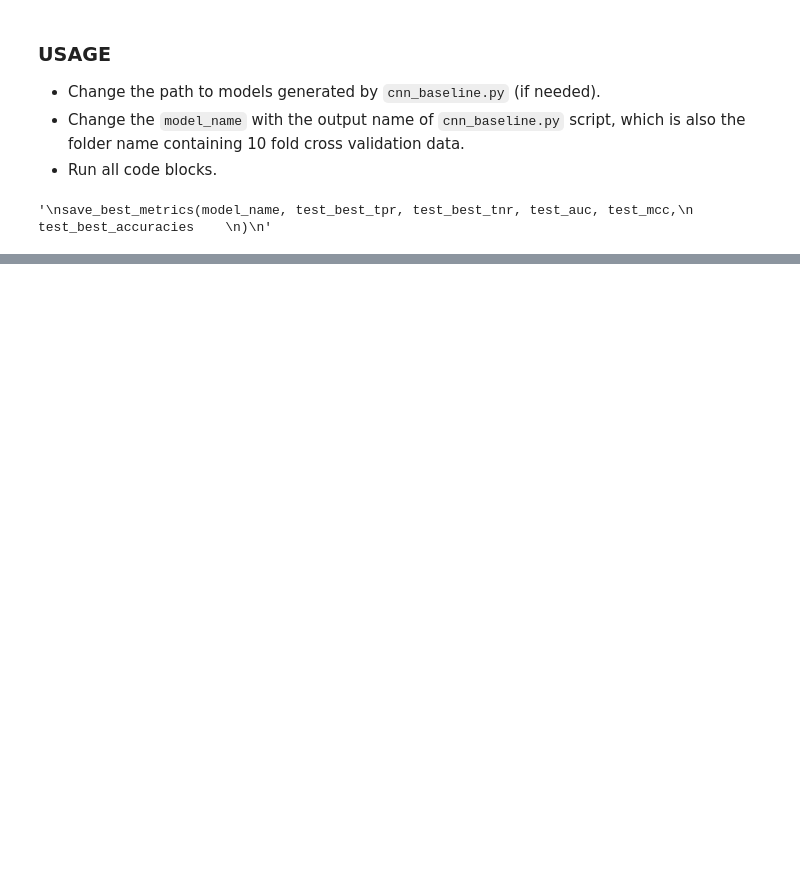
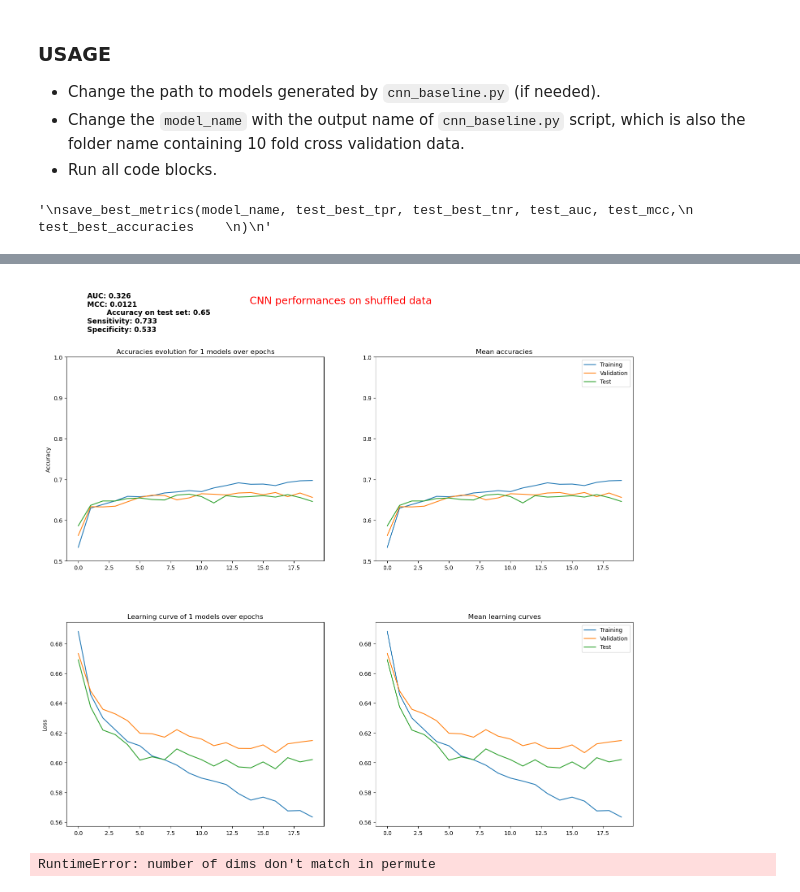
Before and after one commit to DeepRank/3D-Vac, a Jupyter notebook: src/exploration/explore_class_struct_xvalidation.ipynb, the cells around one changed output, grey strips where cells are left out. Saved outputs shown, nothing was run; the diff lists cells and outputs as text; code cells hidden in the pictures; blank space fills up the shorter version.

```diff
--- a/src/exploration/explore_class_struct_xvalidation.ipynb
+++ b/src/exploration/explore_class_struct_xvalidation.ipynb
@@ -302,0 +308,6 @@ Plotting took 1.2469456195831299 seconds
+# %%
+model_name = "shuffled" # This line is the input for the model name
+#models_path = "/projects/0/einf2380/data/pMHCII/trained_models/CNN/classification/hla_drb1_0101_15mers/struct/CnnClassificationBaseline/" # Path where all models are located
+models_path = "/projects/0/einf2380/data/pMHCII/trained_models/CNN/classification/hla_drb1_0101_15mers_4conv_noPSSM/struct/CnnClassification4Conv/"
+format_metrics(model_name, models_path, save=True)
+# %% [output]
@@ -302,0 +317,8 @@ Plotting took 1.2469456195831299 seconds
+[figure, added]
+# %%
+model_name = "clustered" # This line is the input for the model name
+#models_path = "/projects/0/einf2380/data/pMHCII/trained_models/CNN/classification/hla_drb1_0101_15mers/struct/CnnClassificationBaseline/" # Path where all models are located
+models_path = "/projects/0/einf2380/data/pMHCII/trained_models/CNN/classification/hla_drb1_0101_15mers_4conv_noPSSM/struct/CnnClassification4Conv/"
+format_metrics(model_name, models_path, save=True)
+# %% [output]
+RuntimeError: number of dims don't match in permute
```
Also changed, not shown: parts of 6 cells of this notebook, 9 other files.
